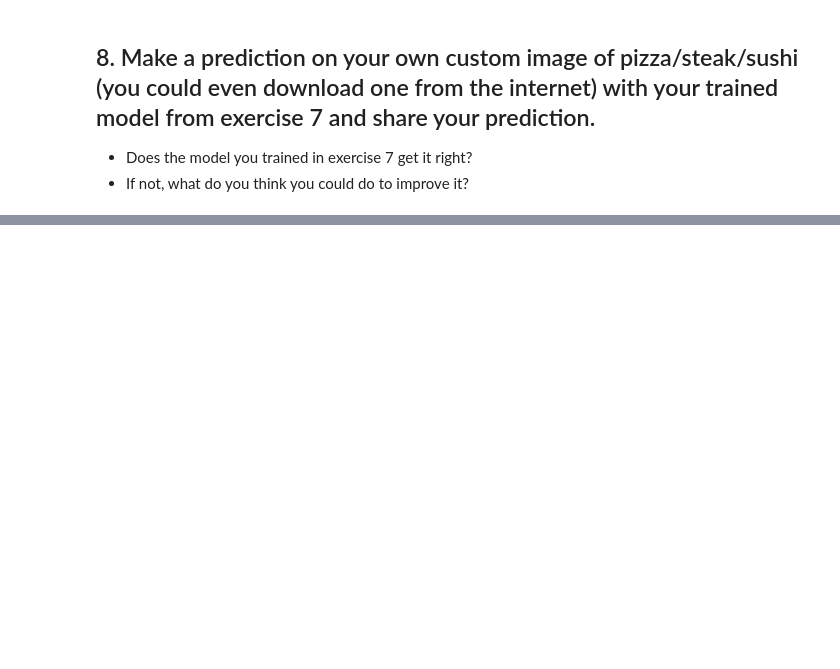
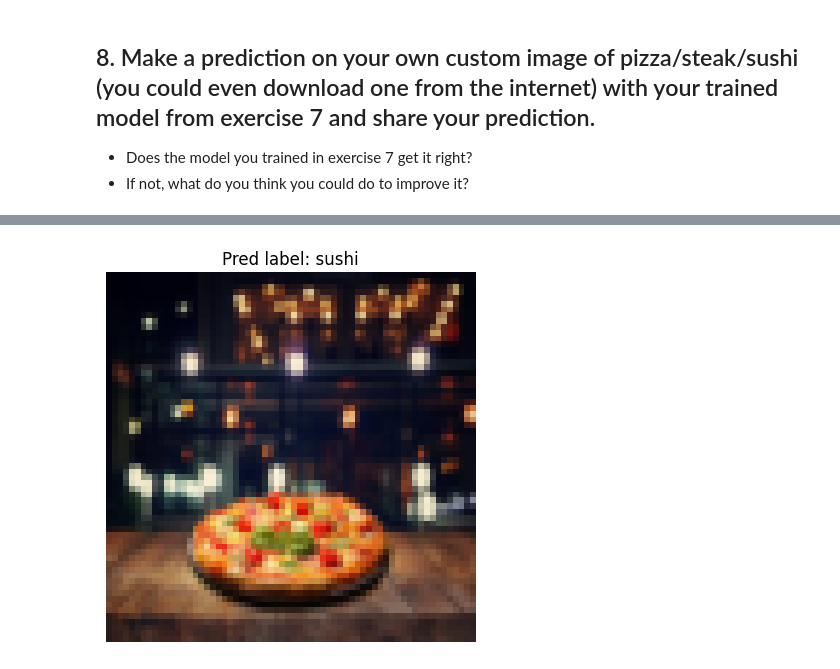
Before and after one commit to HammadN98/pytorch, a Jupyter notebook: 04_pytorch_dados_proprios_exercicios.ipynb, the cells around one changed output, grey strips where cells are left out. Cells and saved outputs as stored; diff of their text form; code cells hidden in the pictures; blank space fills up the shorter version.

```diff
--- a/04_pytorch_dados_proprios_exercicios.ipynb
+++ b/04_pytorch_dados_proprios_exercicios.ipynb
@@ -844,0 +840,27 @@ Epoch: 20 | train_loss: 0.6768 | train_acc: 0.7063 | test_loss: 0.9696 | test_ac
+# %%
+# Make a prediction on the image
+modelo_7_20.eval()
+with torch.inference_mode():
+  # Get image pixels into float + between 0 and 1
+  img = img / 255.
+
+  # Resize image to 64x64
+  resize = transforms.Resize((64, 64))
+  img = resize(img)
+
+  # Turn image in single batch and pass to target device
+  batch = img.unsqueeze(0).to(device)
+
+  # Predict on image
+  y_pred_logit = modelo_7_20(batch)
+
+  # Convert pred logit to pred label
+  # pred_label = torch.argmax(torch.softmax(y_pred_logit, dim=1), dim=1)
+  pred_label = torch.argmax(y_pred_logit, dim=1) # get same results as above without torch.softmax
+
+# Plot the image and prediction
+plt.imshow(img.permute(1, 2, 0))
+plt.title(f"Pred label: {class_names[pred_label]}")
+plt.axis(False);
+# %% [output]
+[figure, added]
```
Also changed, not shown: parts of 18 cells of this notebook.
